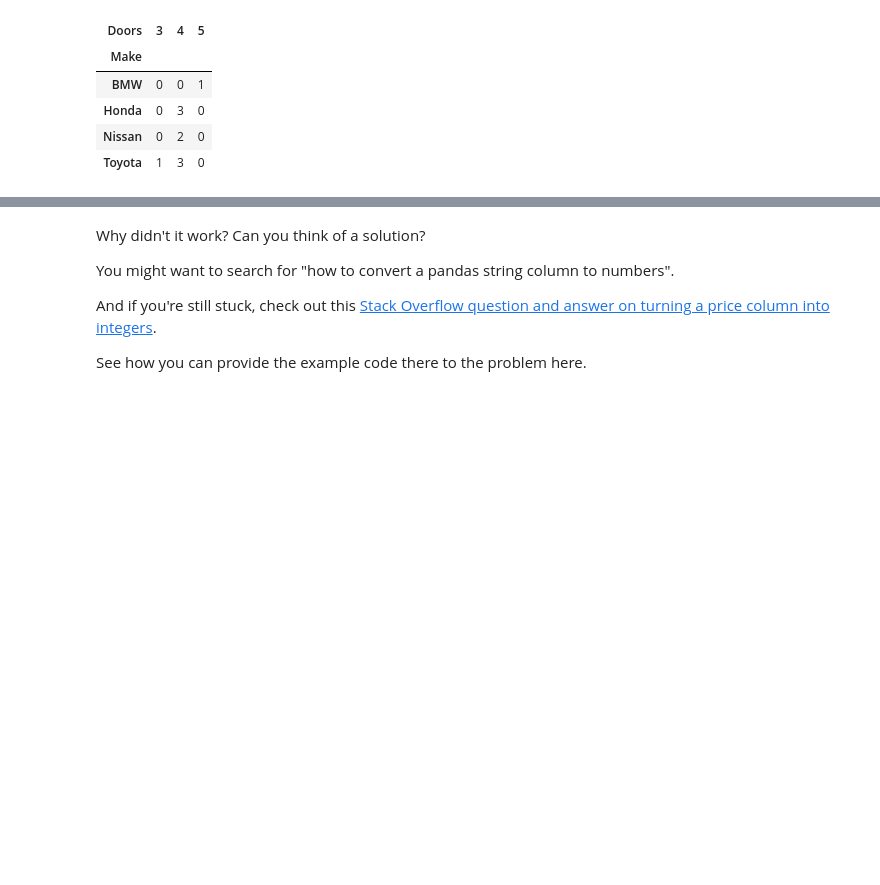
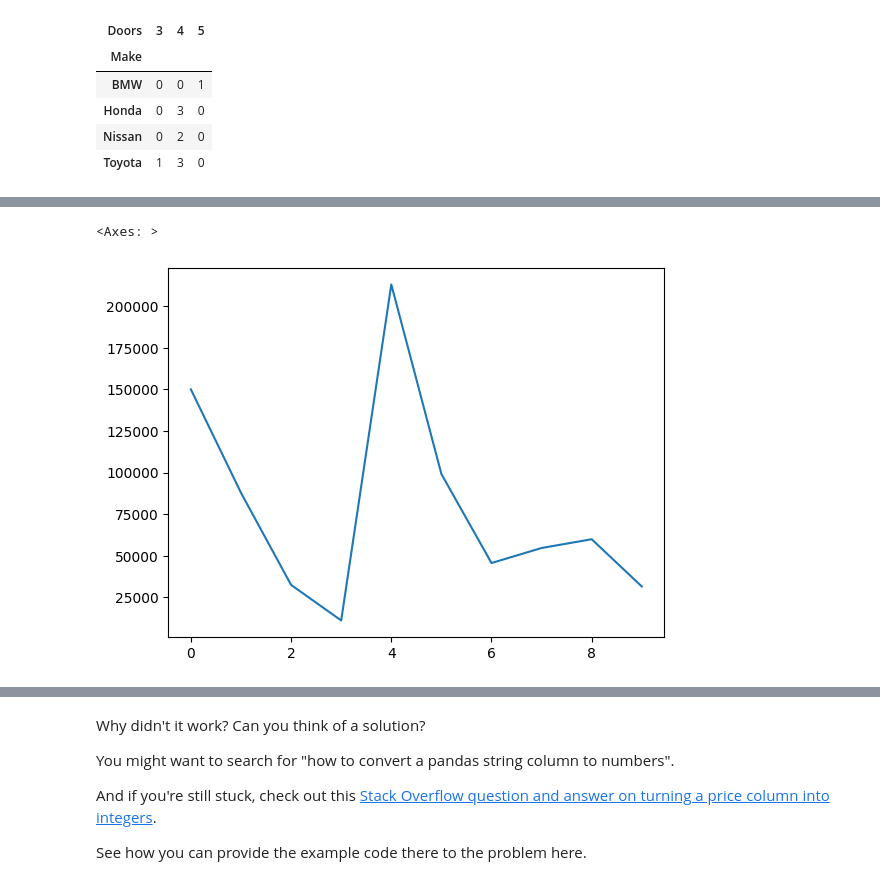
Before and after one commit to olivertepper/ML, a Jupyter notebook: section-2-data-science-and-ml-tools/pandas-exercises.ipynb, the cells around one changed output, grey strips where cells are left out. Drawn from its saved outputs; the diff is of its cells as text; code cells hidden in the pictures; blank space fills up the shorter version.

```diff
--- a/section-2-data-science-and-ml-tools/pandas-exercises.ipynb
+++ b/section-2-data-science-and-ml-tools/pandas-exercises.ipynb
@@ -242,5 +250,12 @@ pd.crosstab(car_sales["Make"], car_sales["Doors"])
 # %%
 # Import Matplotlib and create a plot of the Odometer column
 # Don't forget to use %matplotlib inline
+import matplotlib.pyplot as plt
+%matplotlib inline
+
+car_sales["Odometer (KM)"].plot()
+# %% [output]
+<Axes: >
+[figure, added]
 # %%
 # Create a histogram of the Odometer column using hist()
```
Also changed, not shown: parts of 25 cells of this notebook.
